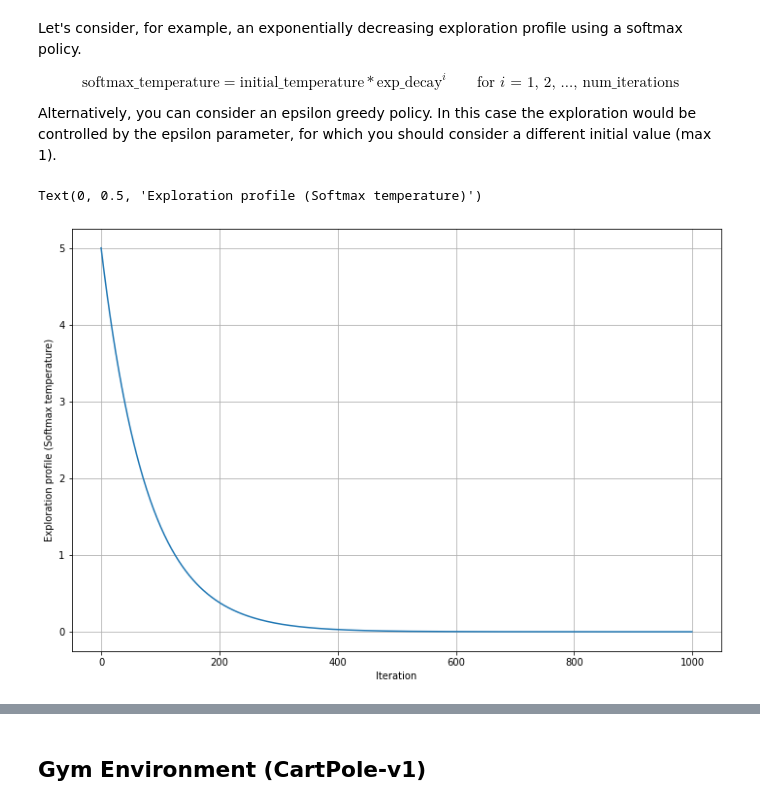
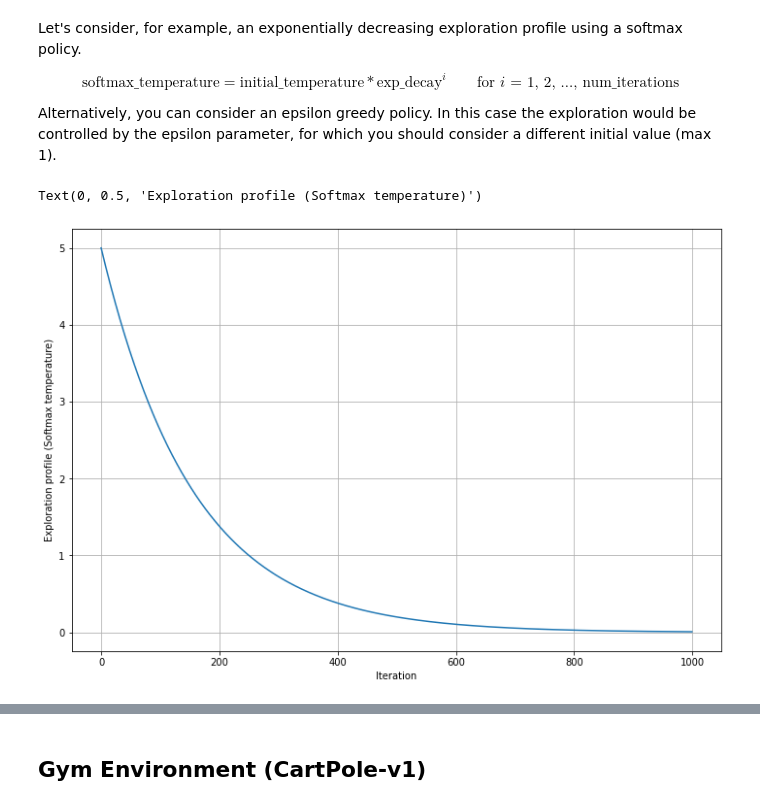
Before and after one commit to DanieleFoscarin/NNDL_hw3, a Jupyter notebook: nndl_2020__homework_3.ipynb, the cells around one changed output, grey strips where cells are left out. Cells and saved outputs as stored; diff of their text form; code cells hidden in the pictures.

```diff
--- a/nndl_2020__homework_3.ipynb
+++ b/nndl_2020__homework_3.ipynb
@@ -340,19 +340,19 @@ Alternatively, you can consider an epsilon greedy policy. In this case the explo
 # %%
 ### Define exploration profile
 initial_value = 5
 num_iterations = 1000
-exp_decay = np.exp(-np.log(initial_value) / num_iterations * 6) # We compute the exponential decay in such a way the shape of the exploration profile does not depend on the number of iterations
+exp_decay = np.exp(-np.log(initial_value) / num_iterations * 4) # We compute the exponential decay in such a way the shape of the exploration profile does not depend on the number of iterations
 exploration_profile = [initial_value * (exp_decay ** i) for i in range(num_iterations)]
 
 ### Plot exploration profile
 plt.figure(figsize=(12,8))
 plt.plot(exploration_profile)
 plt.grid()
 plt.xlabel('Iteration')
 plt.ylabel('Exploration profile (Softmax temperature)')
 # %% [output]
 Text(0, 0.5, 'Exploration profile (Softmax temperature)')
-[figure, old version]
+[figure, new version]
 # %%
 ### Define experimental exploration profile
 initial_value = 5
```
Also changed, not shown: parts of 13 cells of this notebook.
